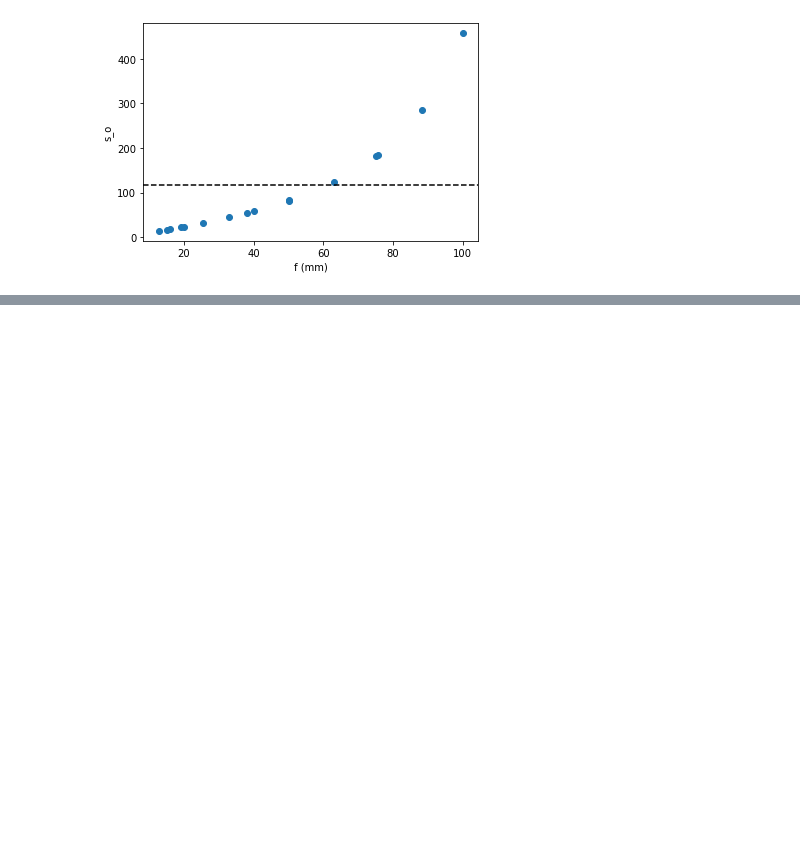
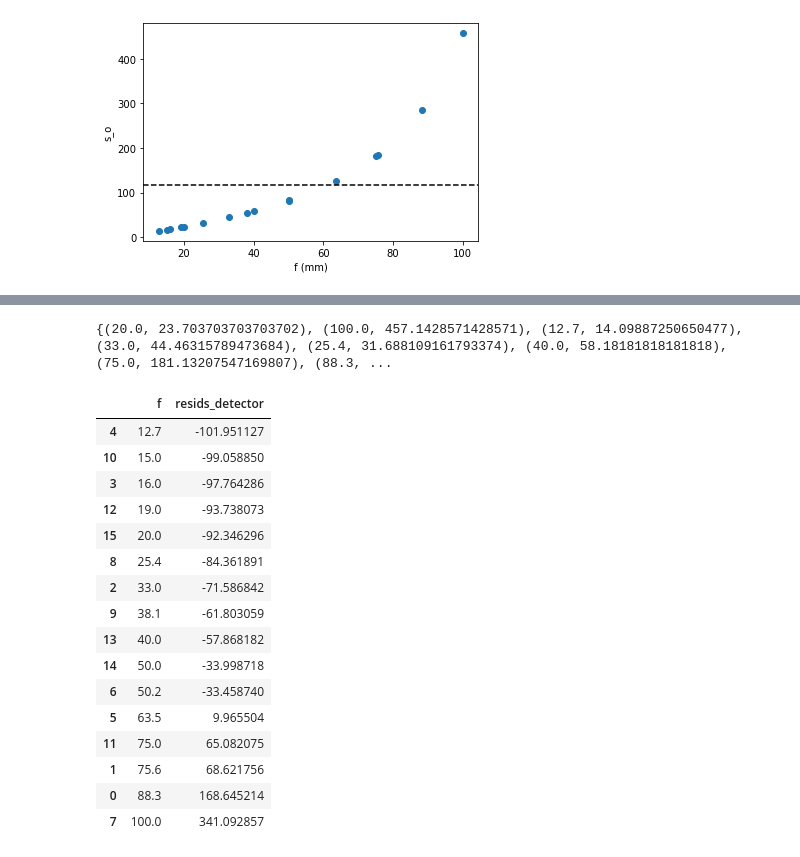
Before and after one commit to mwanakijiji/gpi2_misc, a Jupyter notebook: notebooks_for_development/simple_lens_eqns.ipynb, the cells around one changed output, grey strips where cells are left out. Saved outputs shown, nothing was run; the diff lists cells and outputs as text; code cells hidden in the pictures; blank space fills up the shorter version.

```diff
--- a/notebooks_for_development/simple_lens_eqns.ipynb
+++ b/notebooks_for_development/simple_lens_eqns.ipynb
@@ -16,0 +18,2 @@ f_array = [12.7, 15., 16., 19., 20., 25.4, 33., 38.1, 40., 50.,
+# %%
+so_current = 106.7+21.3 # mm
@@ -17,5 +24,5 @@ f_array = [12.7, 15., 16., 19., 20., 25.4, 33., 38.1, 40., 50.,
 # %%
-si_array = si(so_pass = so, f_pass = f_array)
+si_array = si(so_pass = so_current, f_pass = f_array)
 # %%
 plt.scatter(f_array,si_array)
 plt.xlabel("f (mm)")
@@ -33,6 +42,10 @@ print(si_array)
  457.14285714]
+# %%
+print(set(zip(f_array,si_array)))
+# %% [output]
+{(20.0, 23.703703703703702), (100.0, 457.1428571428571), (12.7, 14.09887250650477), (33.0, 44.46315789473684), (25.4, 31.688109161793374), (40.0, 58.18181818181818), (75.0, 181.13207547169807), (88.3, ...
 # %%
 # required movement of the detector
 # movements of [0,+50] mm *should* be acceptable without requiring movement of the lens itself
 
-resids_detector = np.subtract(si_array,116.05)
+resids_detector = np.subtract(si_array,137.35-21.3)
@@ -38,0 +55,23 @@ resids_detector = np.subtract(si_array,116.05)
+# %%
+df2 = pd.DataFrame(set(zip(f_array,resids_detector)),
+                   columns=["f","resids_detector"]).sort_values(by="resids_detector")
+# %%
+df2
+# %% [output]
+|  | f | resids_detector |
+| 4 | 12.7 | -101.951127 |
+| 10 | 15.0 | -99.058850 |
+| 3 | 16.0 | -97.764286 |
+| 12 | 19.0 | -93.738073 |
+| 15 | 20.0 | -92.346296 |
+| 8 | 25.4 | -84.361891 |
+| 2 | 33.0 | -71.586842 |
+| 9 | 38.1 | -61.803059 |
+| 13 | 40.0 | -57.868182 |
+| 14 | 50.0 | -33.998718 |
+| 6 | 50.2 | -33.458740 |
+| 5 | 63.5 | 9.965504 |
+| 11 | 75.0 | 65.082075 |
+| 1 | 75.6 | 68.621756 |
+| 0 | 88.3 | 168.645214 |
+| 7 | 100.0 | 341.092857 |
```
Also changed, not shown: parts of 18 cells of this notebook, 2 other files.
